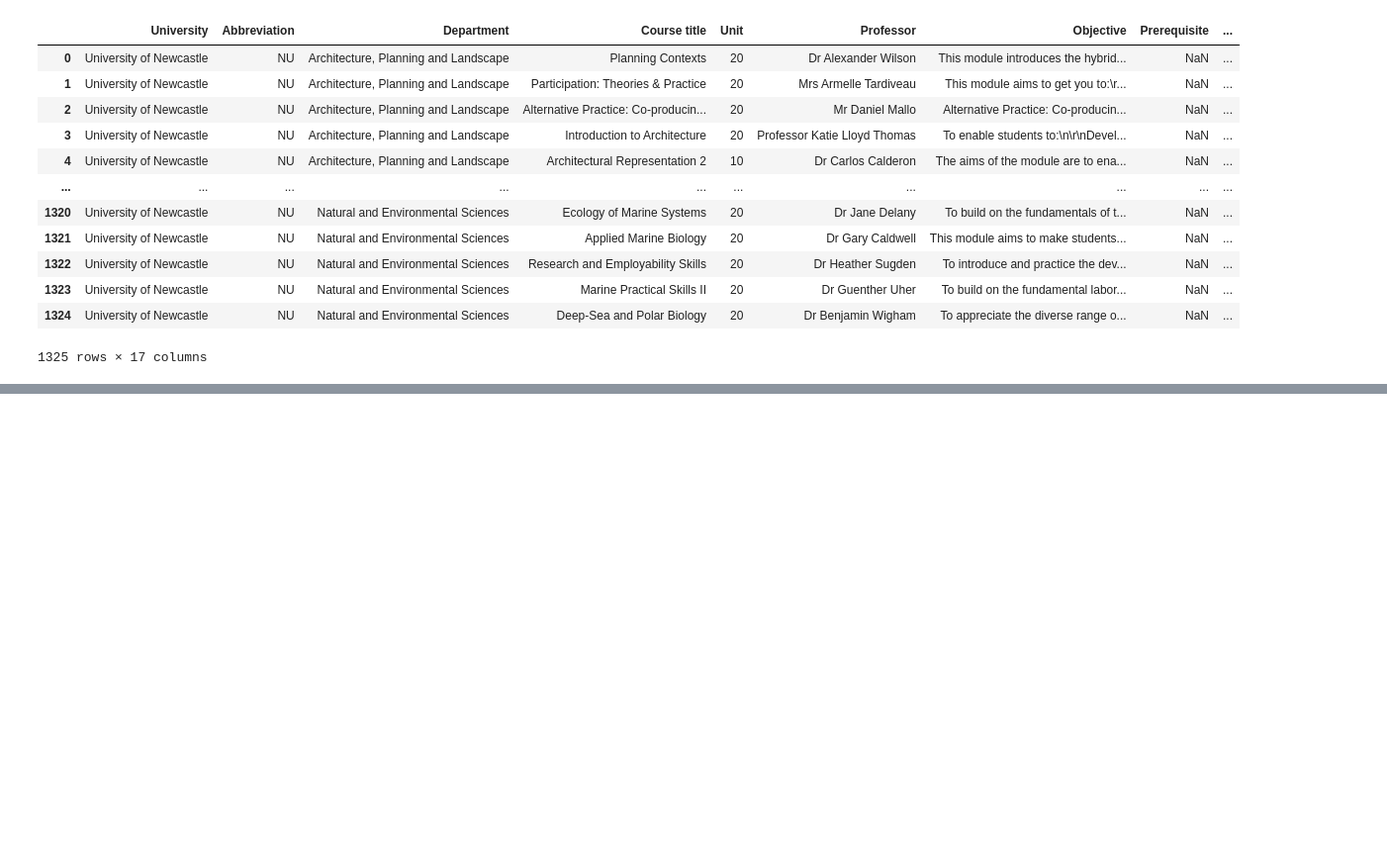
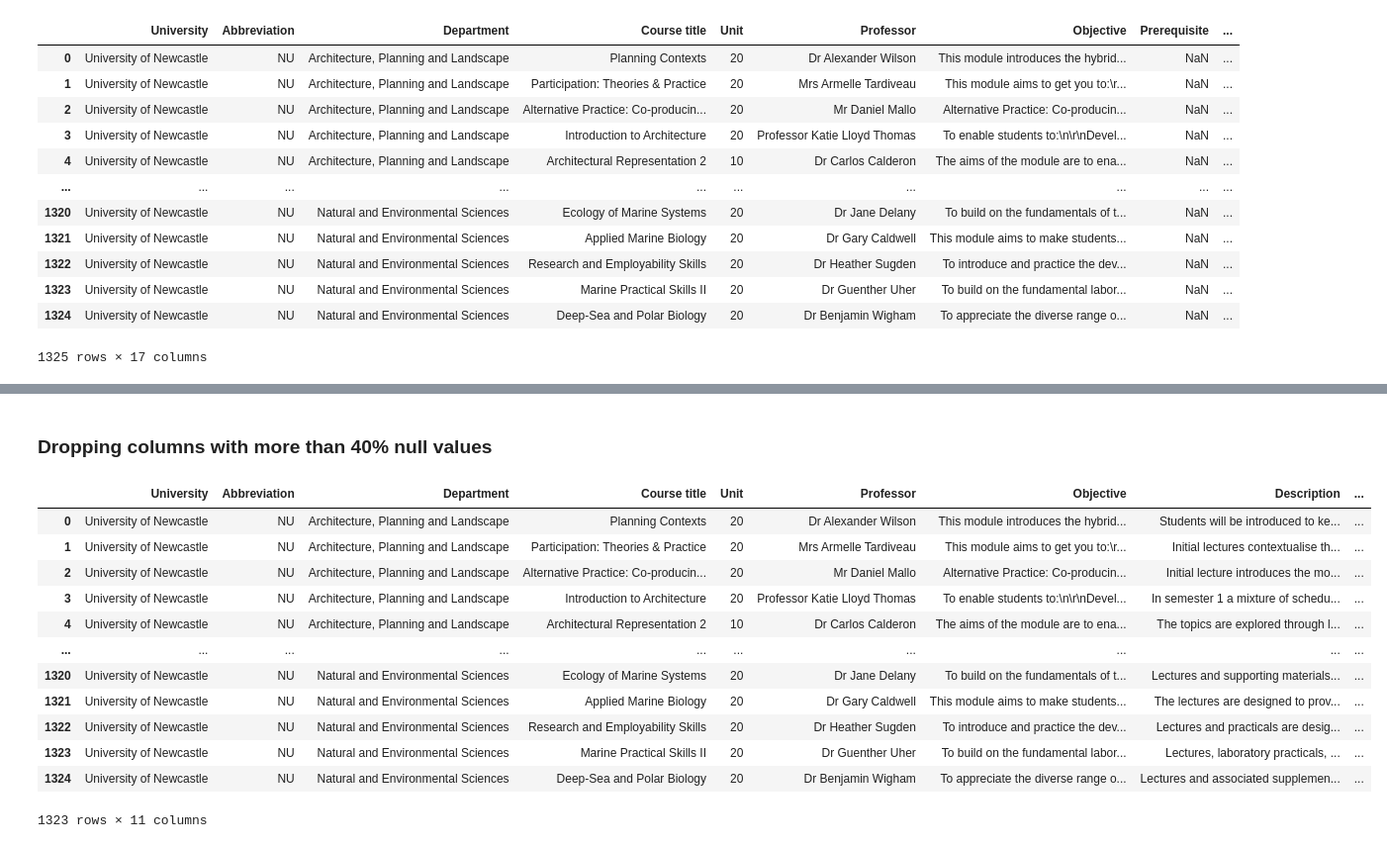
Before and after one commit to JuliusAndreas/DataMining, a Jupyter notebook: Phase 1/Preprocessing.ipynb, the cells around one changed output, grey strips where cells are left out. Shown: that part at 99% size. Saved outputs shown, nothing was run; the diff lists cells and outputs as text; code cells hidden in the pictures; blank space fills up the shorter version.

```diff
--- a/Phase 1/Preprocessing.ipynb
+++ b/Phase 1/Preprocessing.ipynb
@@ -33,0 +104,27 @@ data
+# %%
+
+less_missing_values_cols_list = list(
+    missing_percentage_DataFrame.loc[(missing_percentage_DataFrame.percentage_of_missing < 0.5)
+                                     & (missing_percentage_DataFrame.percentage_of_missing > 0), 'col'].values)
+df.dropna(subset=less_missing_values_cols_list, inplace=True)
+# %% [markdown]
+### Dropping columns with more than 40% null values
+# %%
+_40_pct_missing_cols_list = list(
+    missing_percentage_DataFrame.loc[missing_percentage_DataFrame.percentage_of_missing > 40, 'col'].values)
+df.drop(columns=_40_pct_missing_cols_list, inplace=True)
+df
+# %% [output]
+|  | University | Abbreviation | Department | Course title | Unit | Professor | Objective | Description | ... |
+| 0 | University of Newcastle | NU | Architecture, Planning and Landscape | Planning Contexts | 20 | Dr Alexander Wilson | This module introduces the hybrid... | Students will be introduced to ke... | ... |
+| 1 | University of Newcastle | NU | Architecture, Planning and Landscape | Participation: Theories & Practice | 20 | Mrs Armelle Tardiveau | This module aims to get you to:\r... | Initial lectures contextualise th... | ... |
+| 2 | University of Newcastle | NU | Architecture, Planning and Landscape | Alternative Practice: Co-producin... | 20 | Mr Daniel Mallo | Alternative Practice: Co-producin... | Initial lecture introduces the mo... | ... |
+| 3 | University of Newcastle | NU | Architecture, Planning and Landscape | Introduction to Architecture | 20 | Professor Katie Lloyd Thomas | To enable students to:\n\r\nDevel... | In semester 1 a mixture of schedu... | ... |
+| 4 | University of Newcastle | NU | Architecture, Planning and Landscape | Architectural Representation 2 | 10 | Dr Carlos Calderon | The aims of the module are to ena... | The topics are explored through l... | ... |
+| ... | ... | ... | ... | ... | ... | ... | ... | ... | ... |
+| 1320 | University of Newcastle | NU | Natural and Environmental Sciences | Ecology of Marine Systems | 20 | Dr Jane Delany | To build on the fundamentals of t... | Lectures and supporting materials... | ... |
+| 1321 | University of Newcastle | NU | Natural and Environmental Sciences | Applied Marine Biology | 20 | Dr Gary Caldwell | This module aims to make students... | The lectures are designed to prov... | ... |
+| 1322 | University of Newcastle | NU | Natural and Environmental Sciences | Research and Employability Skills | 20 | Dr Heather Sugden | To introduce and practice the dev... | Lectures and practicals are desig... | ... |
+| 1323 | University of Newcastle | NU | Natural and Environmental Sciences | Marine Practical Skills II | 20 | Dr Guenther Uher | To build on the fundamental labor... | Lectures, laboratory practicals, ... | ... |
+| 1324 | University of Newcastle | NU | Natural and Environmental Sciences | Deep-Sea and Polar Biology | 20 | Dr Benjamin Wigham | To appreciate the diverse range o... | Lectures and associated supplemen... | ... |
+1323 rows × 11 columns
```
Also changed, not shown: parts of 10 cells of this notebook, 1 other file.
